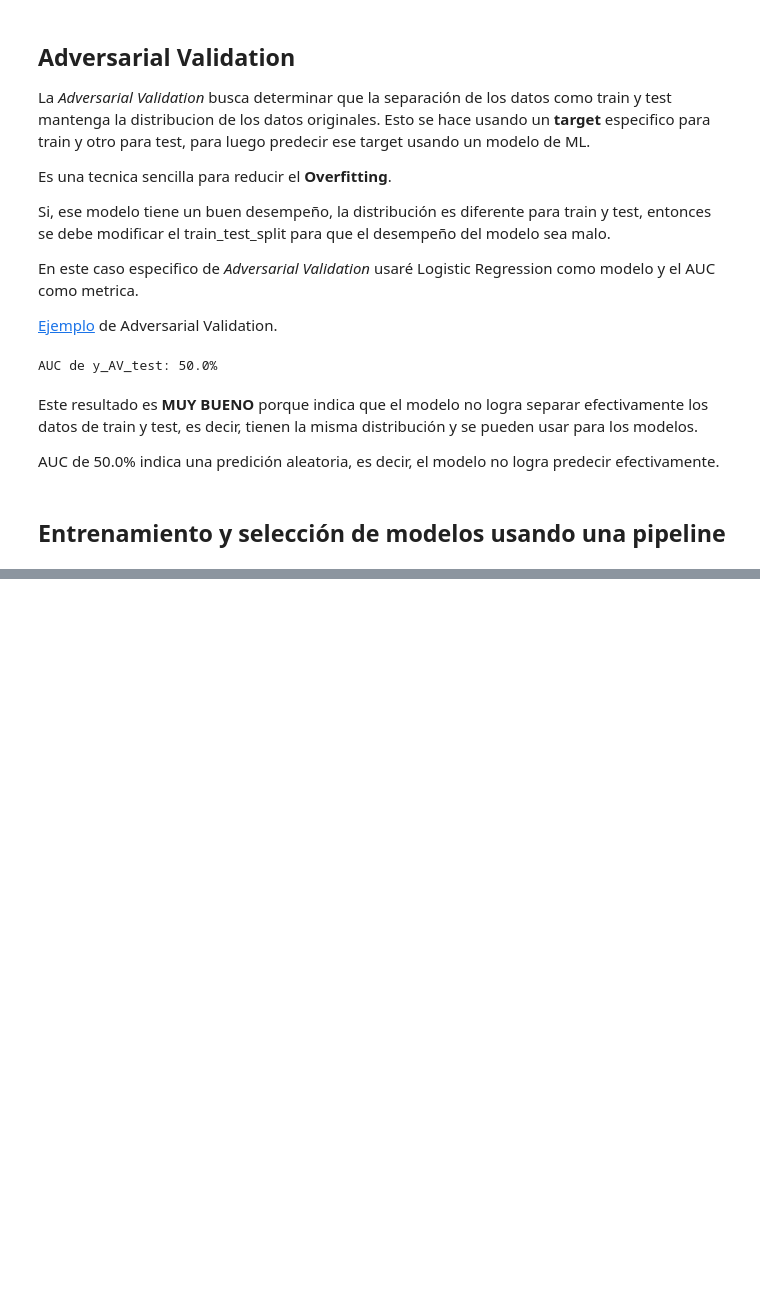
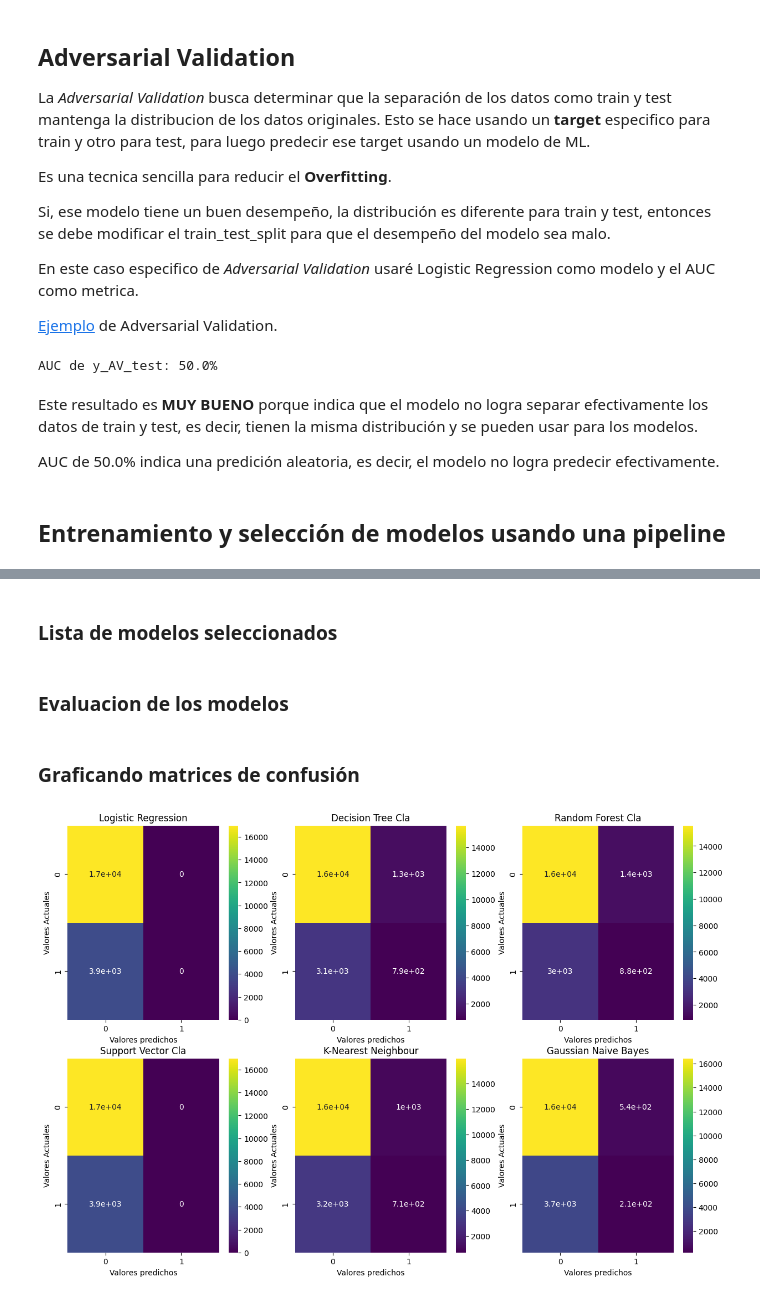
Before and after one commit to chuto81/datascientist_latam, a Jupyter notebook: solution.ipynb, the cells around one changed output, grey strips where cells are left out. Drawn from its saved outputs; the diff is of its cells as text; code cells hidden in the pictures; blank space fills up the shorter version.

```diff
--- a/solution.ipynb
+++ b/solution.ipynb
@@ -1025,9 +1033,10 @@ Siéntete libre de generar variables adicionales y/o complementar con variables
 # DataFrame con las variables que seran usadas para predecir y la variable objetivo
 
 df_norm = df_merge[['MES', 'DIANOM', 'TIPOVUELO', 'OPERA', 'SIGLADES',
-               'temporada_alta', 'periodo_dia', 'cambio_Emp',
-               'cambio_Vlo', 'precipitacao_mm', 'atraso_15'
-              ]
+                    'temporada_alta', 'periodo_dia',
+                    'cambio_Emp', 'cambio_Vlo',
+                    'precipitacao_mm', 'atraso_15'
+                   ]
 ]
 
 df_norm
@@ -1222,0 +1213,46 @@ Interesante los vuelos que salieron antes de tiempo
+# %% [markdown]
+### Lista de modelos seleccionados
+# %%
+model_pipeline = []
+model_pipeline.append(LogisticRegression())
+model_pipeline.append(DecisionTreeClassifier())
+model_pipeline.append(RandomForestClassifier())
+model_pipeline.append(SVC())
+model_pipeline.append(KNeighborsClassifier())
+model_pipeline.append(GaussianNB())
+# %% [markdown]
+### Evaluacion de los modelos
+# %%
+model_list = ['Logistic Regression', 'Decision Tree Cla', 'Random Forest Cla',
+              'Support Vector Cla', 'K-Nearest Neighbour', 'Gaussian Naive Bayes'
+]
+
+acc_list = []
+pre_list = []
+rc_list = []
+f1_list = []
+
+cm_list = []
+
+for model in model_pipeline:
+    model.fit(X_train, y_train)
+    y_pred = model.predict(X_test)
+    acc_list.append(accuracy_score(y_test, y_pred))
+    pre_list.append(precision_score(y_test, y_pred))
+    rc_list.append(recall_score(y_test, y_pred))
+    f1_list.append(f1_score(y_test, y_pred))
+    cm_list.append(confusion_matrix(y_test, y_pred))
+# %% [markdown]
+### Graficando matrices de confusión
+# %%
+fig = plt.figure(figsize=(15,10))
+
+for i in range(len(cm_list)):
+    cm = cm_list[i]
+    model = model_list[i]
+    sub = fig.add_subplot(2, 3, i+1).set_title(model)
+    cm_plot = sns.heatmap(cm, annot=True, cmap='viridis')
+    cm_plot.set_xlabel('Valores predichos')
+    cm_plot.set_ylabel('Valores Actuales')
+# %% [output]
+[figure, added]
```
Also changed, not shown: parts of 22 cells of this notebook.
